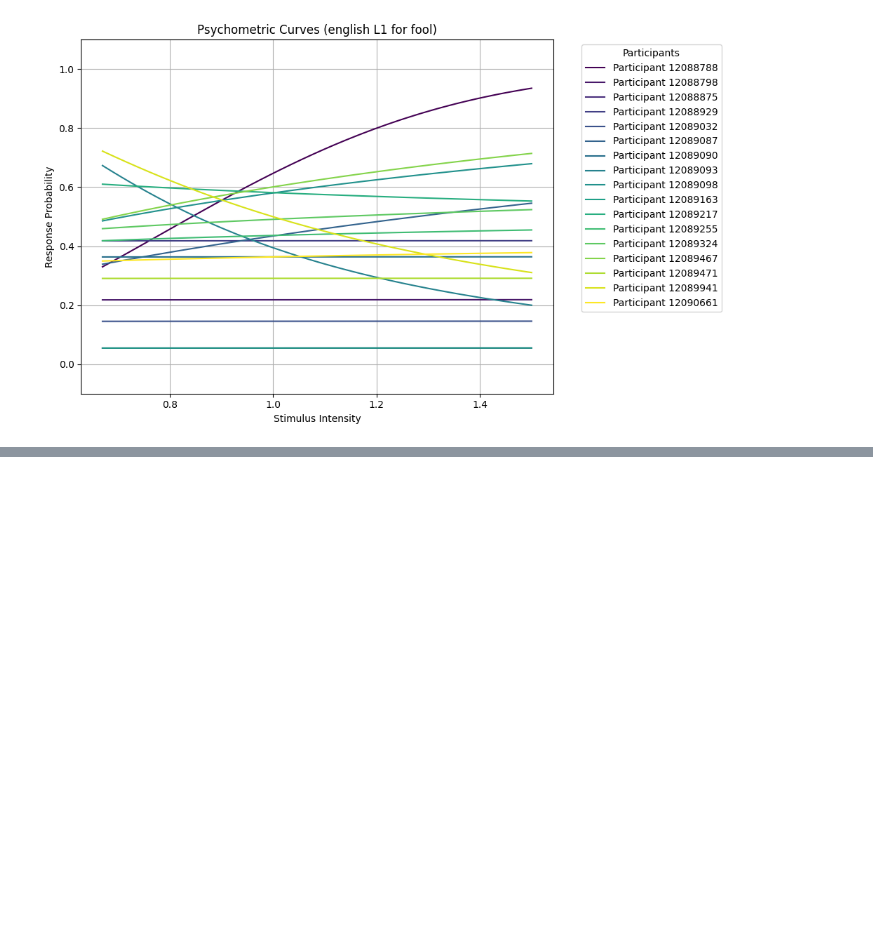
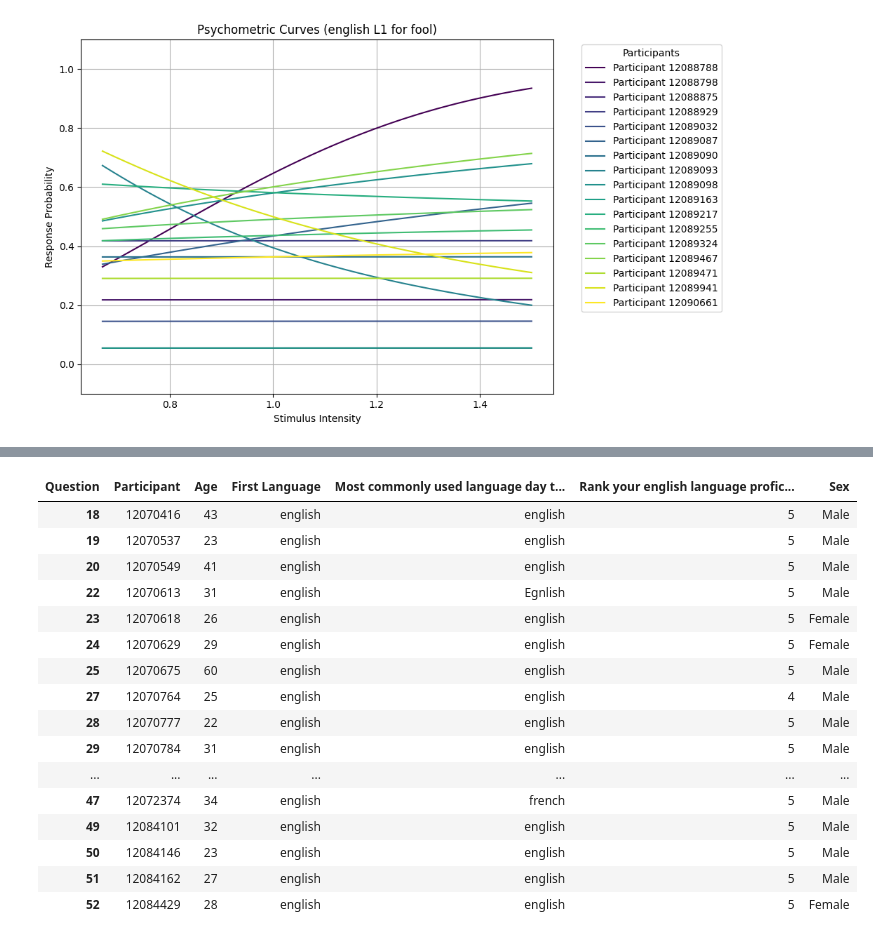
Before and after one commit to neuro-team-femto/vocal_ambiguity, a Jupyter notebook: validation/analysis.ipynb, the cells around one changed output, grey strips where cells are left out. Saved outputs shown, nothing was run; the diff lists cells and outputs as text; code cells hidden in the pictures; blank space fills up the shorter version.

```diff
--- a/validation/analysis.ipynb
+++ b/validation/analysis.ipynb
@@ -877,0 +1105,31 @@ proportion_correct_ttest(mandarin_fool_response, 'fool', "Mandarin")
+# %%
+demographics_joined = pd.read_csv('/home/paige/Documents/vocal_ambiguity/validation/c+w/demographics.csv')
+# %%
+# Reshape the DataFrame
+df_reshaped = demographics_joined.pivot(index='Participant', columns='Question', values='Response')
+
+# Reset the index (optional, to make the ID a column again)
+df_reshaped = df_reshaped.reset_index()
+# %%
+french_data = df_reshaped[df_reshaped["First Language"] == 'french']
+english_data = df_reshaped[df_reshaped["First Language"] == 'english']
+# %%
+english_data
+# %% [output]
+| Question | Participant | Age | First Language | Most commonly used language day t... | Rank your english language profic... | Sex |
+| 18 | 12070416 | 43 | english | english | 5 | Male |
+| 19 | 12070537 | 23 | english | english | 5 | Male |
+| 20 | 12070549 | 41 | english | english | 5 | Male |
+| 22 | 12070613 | 31 | english | Egnlish | 5 | Male |
+| 23 | 12070618 | 26 | english | english | 5 | Female |
+| 24 | 12070629 | 29 | english | english | 5 | Female |
+| 25 | 12070675 | 60 | english | english | 5 | Male |
+| 27 | 12070764 | 25 | english | english | 4 | Male |
+| 28 | 12070777 | 22 | english | english | 5 | Male |
+| 29 | 12070784 | 31 | english | english | 5 | Male |
+| ... | ... | ... | ... | ... | ... | ... |
+| 47 | 12072374 | 34 | english | french | 5 | Male |
+| 49 | 12084101 | 32 | english | english | 5 | Male |
+| 50 | 12084146 | 23 | english | english | 5 | Male |
+| 51 | 12084162 | 27 | english | english | 5 | Male |
+| 52 | 12084429 | 28 | english | english | 5 | Female |
```
Also changed, not shown: parts of 34 cells of this notebook, 28 other files.
